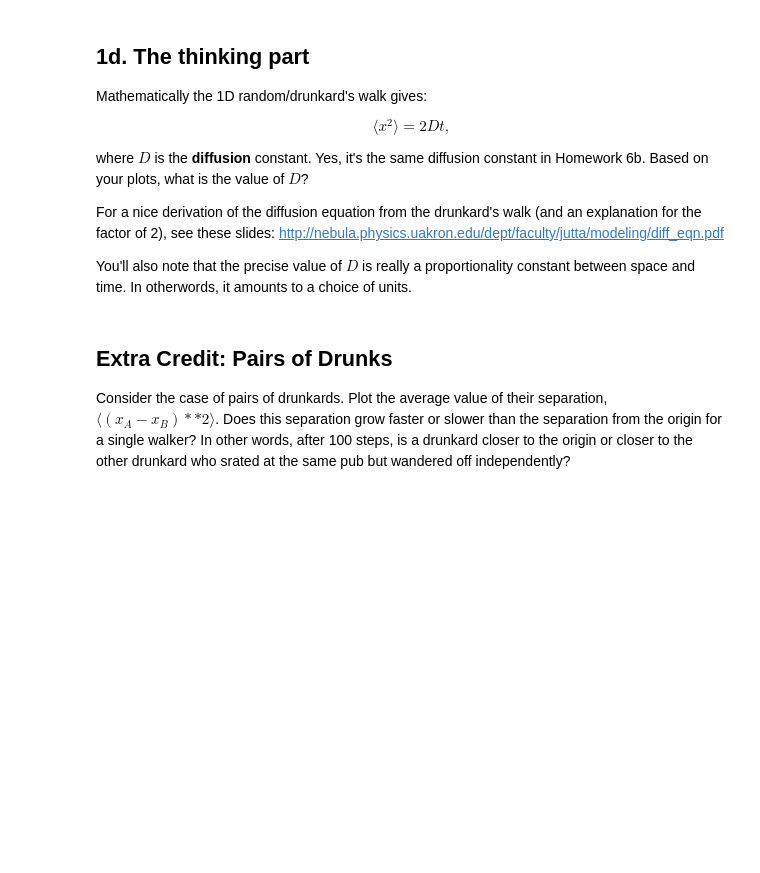
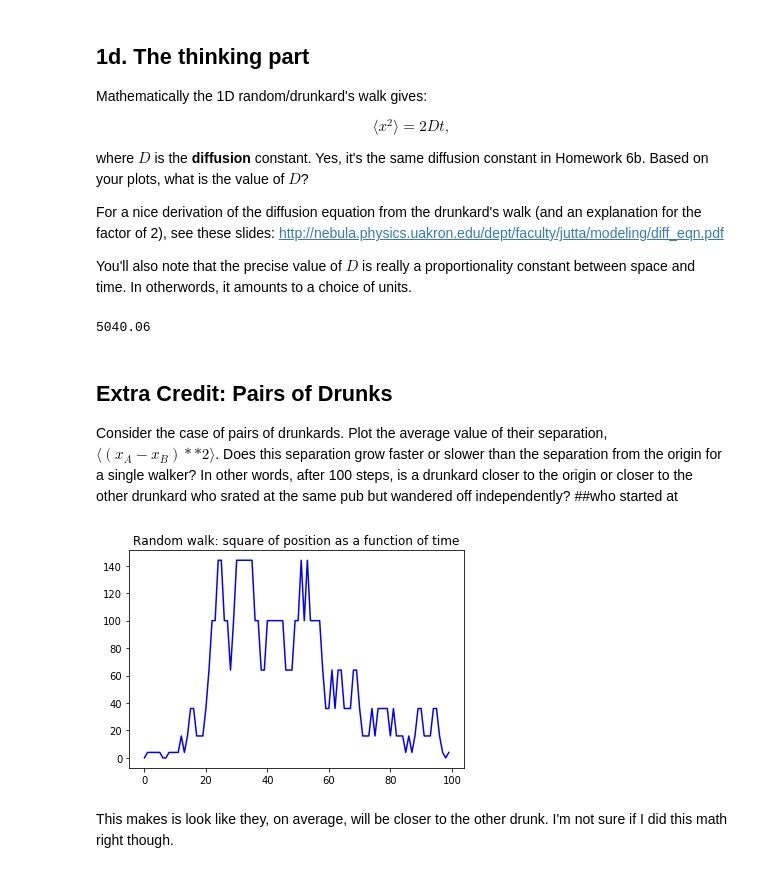
Before and after one commit to Physics177-2018/homework-7a-jamesbg314, a Jupyter notebook: Homework 7a.ipynb, the cells around one changed output. Drawn from its saved outputs; the diff is of its cells as text; code cells hidden in the pictures; blank space fills up the shorter version.

```diff
--- a/Homework 7a.ipynb
+++ b/Homework 7a.ipynb
@@ -83,7 +128,72 @@ where $D$ is the **diffusion** constant. Yes, it's the same diffusion constant i
 For a nice derivation of the diffusion equation from the drunkard's walk (and an explanation for the factor of 2), see these slides: http://nebula.physics.uakron.edu/dept/faculty/jutta/modeling/diff_eqn.pdf
 
 You'll also note that the precise value of $D$ is really a proportionality constant between space and time. In otherwords, it amounts to a choice of units.
+# %%
+temp = x2s_avg[99]
+
+def D(x,t):
+    return temp/(2*t)
+
+# the diffustion constant should be this
+
+print(D(temp,100))
+# %% [output]
+5040.06
 # %% [markdown]
 ## Extra Credit: Pairs of Drunks
 
 Consider the case of pairs of drunkards. Plot the average value of their separation, $\langle(x_A -x_B)**2\rangle$. Does this separation grow faster or slower than the separation from the origin for a single walker? In other words, after 100 steps, is a drunkard closer to the origin or closer to the other drunkard who srated at the same pub but wandered off independently?
+##who started at
+# %%
+
+nDrunk = 1000
+nSteps = 100
+
+
+for j in range (nDrunk):
+    xs = [0]*nSteps
+    x = 0
+    i = 0
+    for i in range(nSteps):
+        temp = random.uniform(-1,1)
+        if (temp > 0):
+            x += 1
+            xs[i] += x
+        else:
+            x += -1
+            xs[i] += x
+
+
+
+for j in range (nDrunk):
+    xs2 = [0]*nSteps
+    x = 0
+    i = 0
+    for i in range(nSteps):
+        temp = random.uniform(-1,1)
+        if (temp > 0):
+            x += 1
+            xs2[i] += x
+        else:
+            x += -1
+            xs2[i] += x
+
+
+x1_x2sep = [0]*nSteps
+x1x22 = [0]*nSteps
+
+for i in range(nSteps):
+        x1_x2sep[i] = xs[i]-xs2[i]
+
+for i in range(nSteps):
+        x1x22[i] = x1_x2sep[i]**2
+
+
+
+plt.title("Random walk: square of position as a function of time")
+plt.plot(np.arange(nSteps), x1x22, 'b-')
+plt.show()
+# %% [output]
+[figure, added]
+# %% [markdown]
+This makes is look like they, on average, will be closer to the other drunk. I'm not sure if I did this math right though.
```
Also changed, not shown: parts of 5 cells of this notebook.
